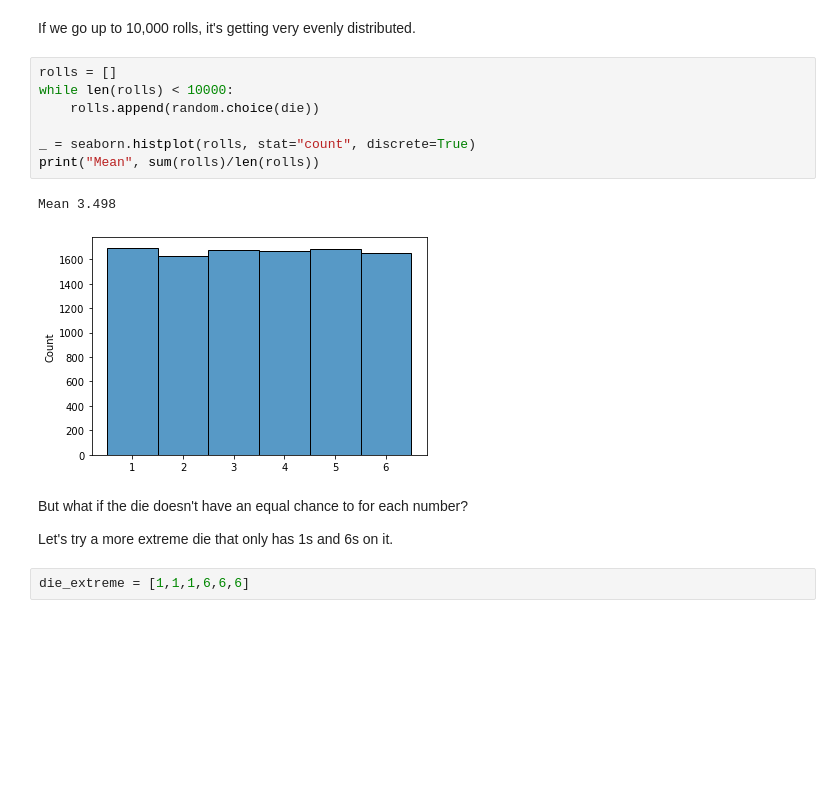
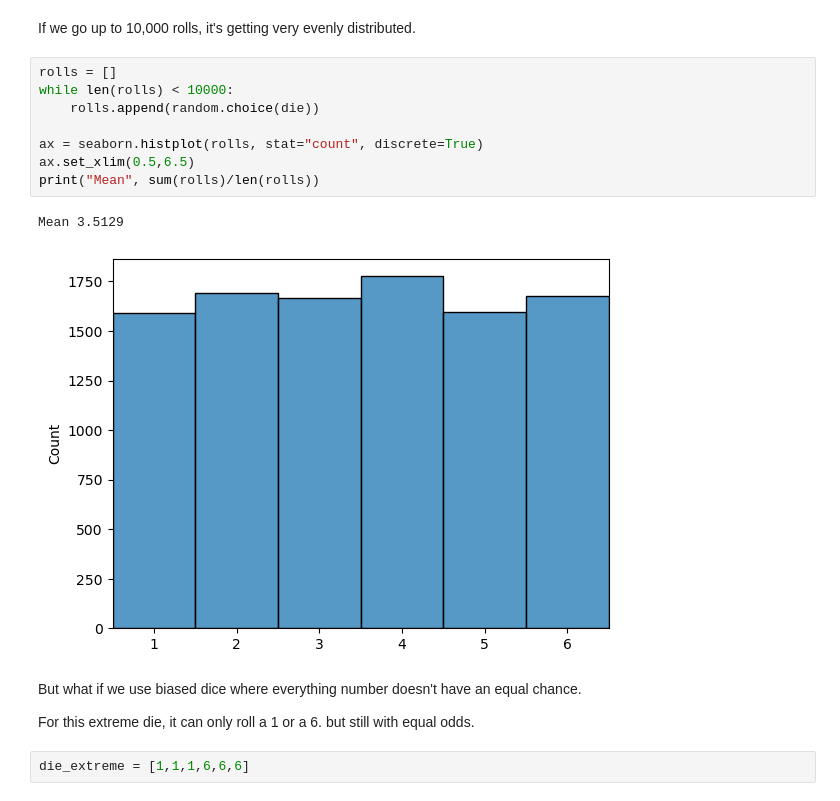
Before and after one commit to detrout/hamilton_science_fair, a Jupyter notebook: variance-demo.ipynb, the cells around one changed output. Drawn from its saved outputs; the diff is of its cells as text; blank space fills up the shorter version.

```diff
--- a/variance-demo.ipynb
+++ b/variance-demo.ipynb
@@ -47,17 +82,18 @@ If we go up to 10,000 rolls, it's getting very evenly distributed.
 # %%
 rolls = []
 while len(rolls) < 10000:
     rolls.append(random.choice(die))
 
-_ = seaborn.histplot(rolls, stat="count", discrete=True)
+ax = seaborn.histplot(rolls, stat="count", discrete=True)
+ax.set_xlim(0.5,6.5)
 print("Mean", sum(rolls)/len(rolls))
 # %% [output]
-Mean 3.498
+Mean 3.5129
-[figure, old version]
+[figure, new version]
 # %% [markdown]
-But what if the die doesn't have an equal chance to for each number?
+But what if we use biased dice where everything number doesn't have an equal chance.
 
-Let's try a more extreme die that only has 1s and 6s on it.
+For this extreme die, it can only roll a 1 or a 6. but still with equal odds.
 # %%
 die_extreme = [1,1,1,6,6,6]
 # %%
```
Also changed, not shown: parts of 16 cells of this notebook.
